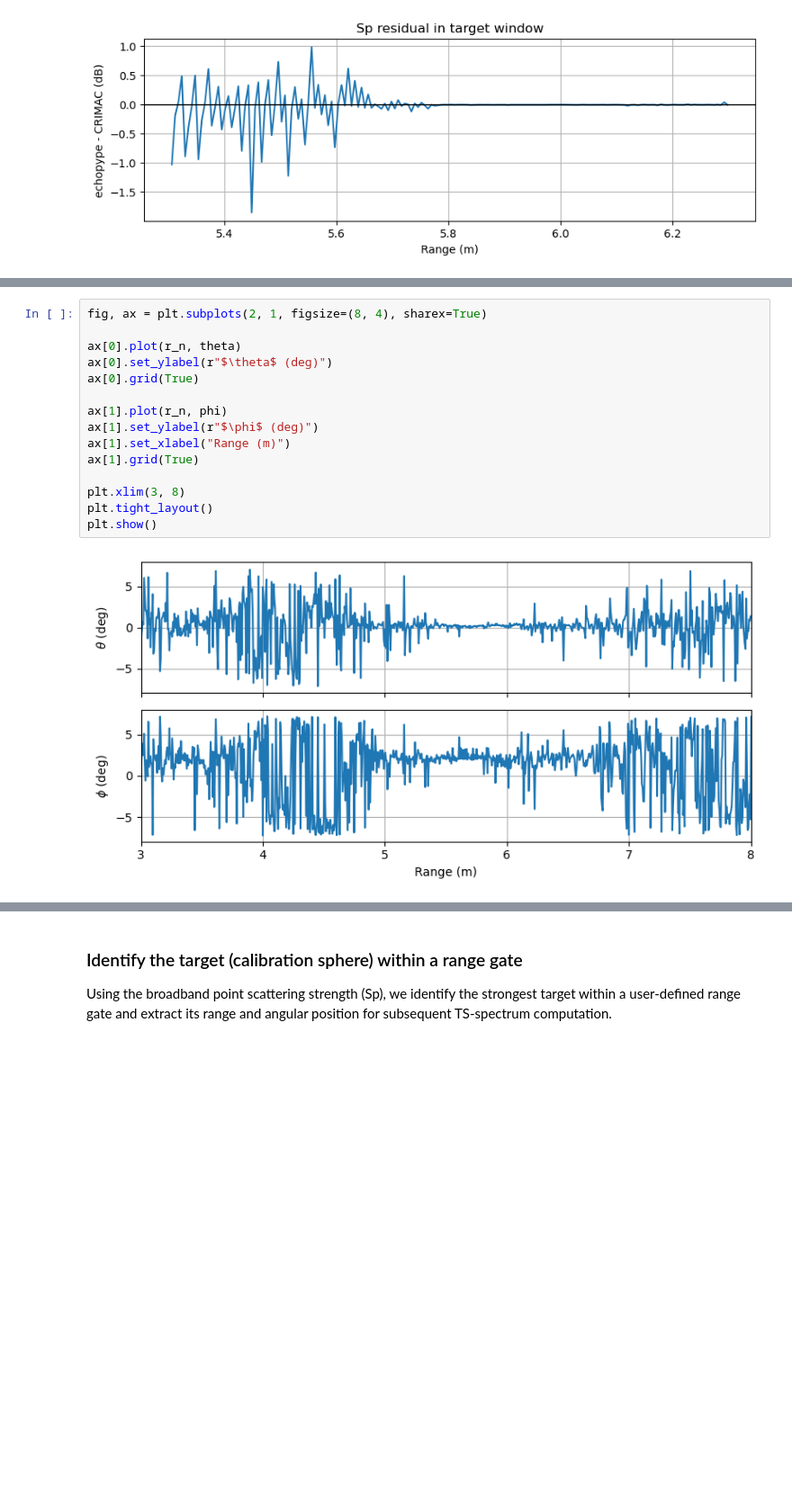
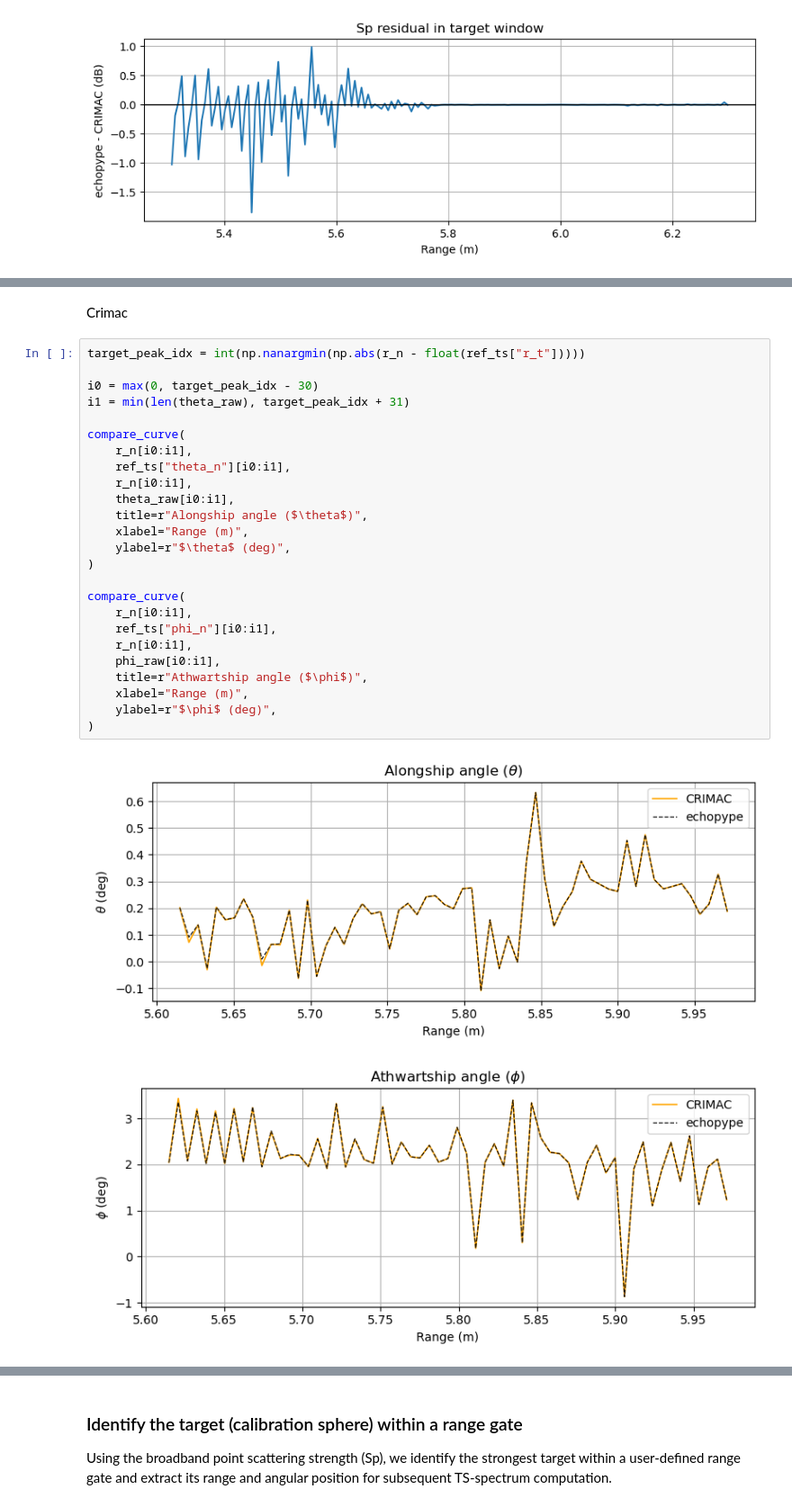
Before and after one commit to echostack-org/echopype-examples, a Jupyter notebook: notebooks/getting_started_FM_TS.ipynb, the cells around one changed output, grey strips where cells are left out. Shown at 90% size. Drawn from its saved outputs; the diff is of its cells as text; blank space fills up the shorter version.

```diff
--- a/notebooks/getting_started_FM_TS.ipynb
+++ b/notebooks/getting_started_FM_TS.ipynb
@@ -552,17 +573,30 @@ phi shape: (2356,)
+# %% [markdown]
+Crimac
 # %%
-fig, ax = plt.subplots(2, 1, figsize=(8, 4), sharex=True)
+target_peak_idx = int(np.nanargmin(np.abs(r_n - float(ref_ts["r_t"]))))
 
-ax[0].plot(r_n, theta)
-ax[0].set_ylabel(r"$\theta$ (deg)")
-ax[0].grid(True)
+i0 = max(0, target_peak_idx - 30)
+i1 = min(len(theta_raw), target_peak_idx + 31)
 
-ax[1].plot(r_n, phi)
-ax[1].set_ylabel(r"$\phi$ (deg)")
-ax[1].set_xlabel("Range (m)")
-ax[1].grid(True)
+compare_curve(
+    r_n[i0:i1],
+    ref_ts["theta_n"][i0:i1],
+    r_n[i0:i1],
+    theta_raw[i0:i1],
+    title=r"Alongship angle ($\theta$)",
+    xlabel="Range (m)",
+    ylabel=r"$\theta$ (deg)",
+)
 
-plt.xlim(3, 8)
-plt.tight_layout()
-plt.show()
+compare_curve(
+    r_n[i0:i1],
+    ref_ts["phi_n"][i0:i1],
+    r_n[i0:i1],
+    phi_raw[i0:i1],
+    title=r"Athwartship angle ($\phi$)",
+    xlabel="Range (m)",
+    ylabel=r"$\phi$ (deg)",
+)
 # %% [output]
-[figure, old version]
+[figure, new version]
+[figure, added]
```
Also changed, not shown: parts of 55 cells of this notebook.
